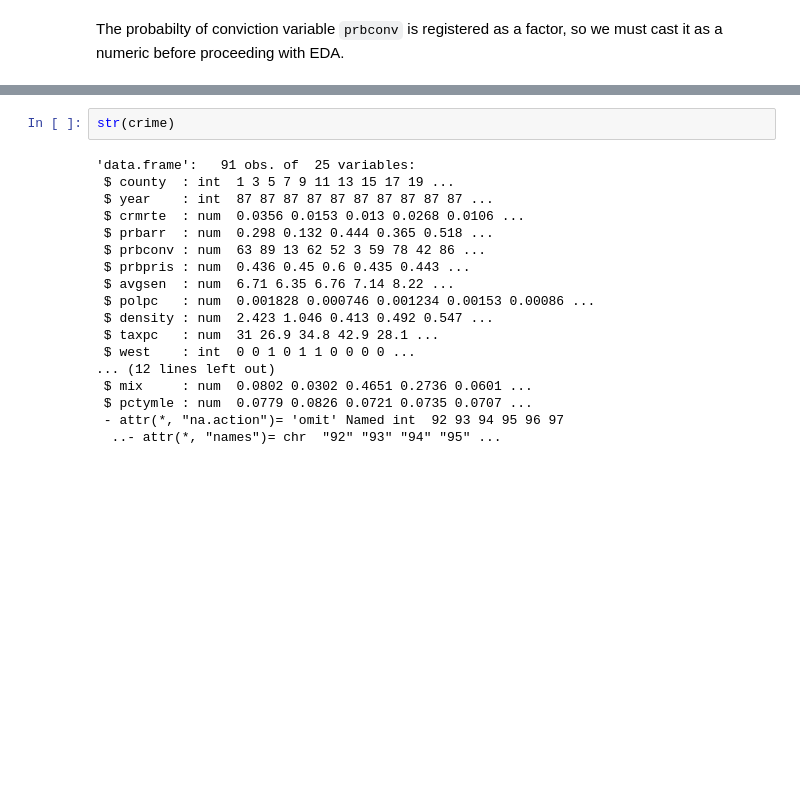
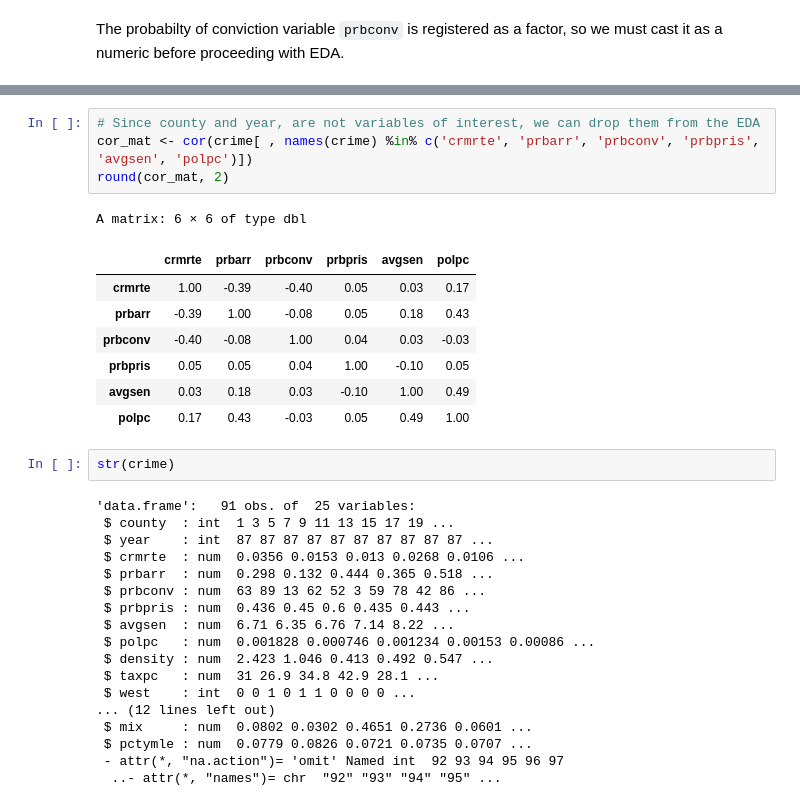
Before and after one commit to JBPelzner/w203-Lab-3, a Jupyter notebook: lab_3_rowan.ipynb, the cells around one changed output, grey strips where cells are left out. Drawn from its saved outputs; the diff is of its cells as text; blank space fills up the shorter version.

```diff
--- a/lab_3_rowan.ipynb
+++ b/lab_3_rowan.ipynb
@@ -173,3 +243,16 @@ crime$prbconv <- as.numeric(crime$prbconv)
+# %%
+# Since county and year, are not variables of interest, we can drop them from the EDA
+cor_mat <- cor(crime[ , names(crime) %in% c('crmrte', 'prbarr', 'prbconv', 'prbpris', 'avgsen', 'polpc')])
+round(cor_mat, 2)
+# %% [output]
+A matrix: 6 × 6 of type dbl
+|  | crmrte | prbarr | prbconv | prbpris | avgsen | polpc |
+| crmrte | 1.00 | -0.39 | -0.40 | 0.05 | 0.03 | 0.17 |
+| prbarr | -0.39 | 1.00 | -0.08 | 0.05 | 0.18 | 0.43 |
+| prbconv | -0.40 | -0.08 | 1.00 | 0.04 | 0.03 | -0.03 |
+| prbpris | 0.05 | 0.05 | 0.04 | 1.00 | -0.10 | 0.05 |
+| avgsen | 0.03 | 0.18 | 0.03 | -0.10 | 1.00 | 0.49 |
+| polpc | 0.17 | 0.43 | -0.03 | 0.05 | 0.49 | 1.00 |
 # %%
 str(crime)
 # %% [output]
```
Also changed, not shown: parts of 17 cells of this notebook.
